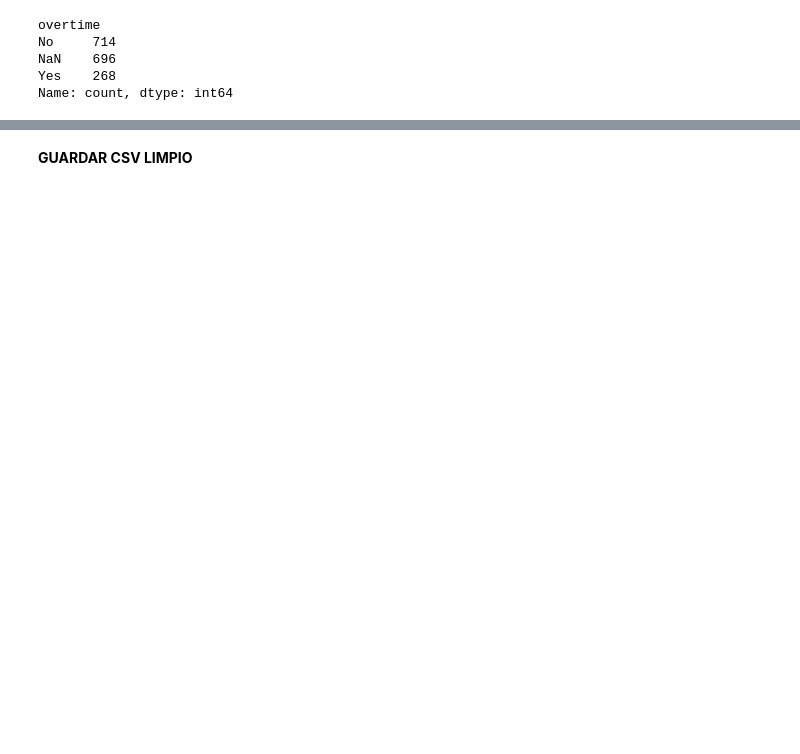
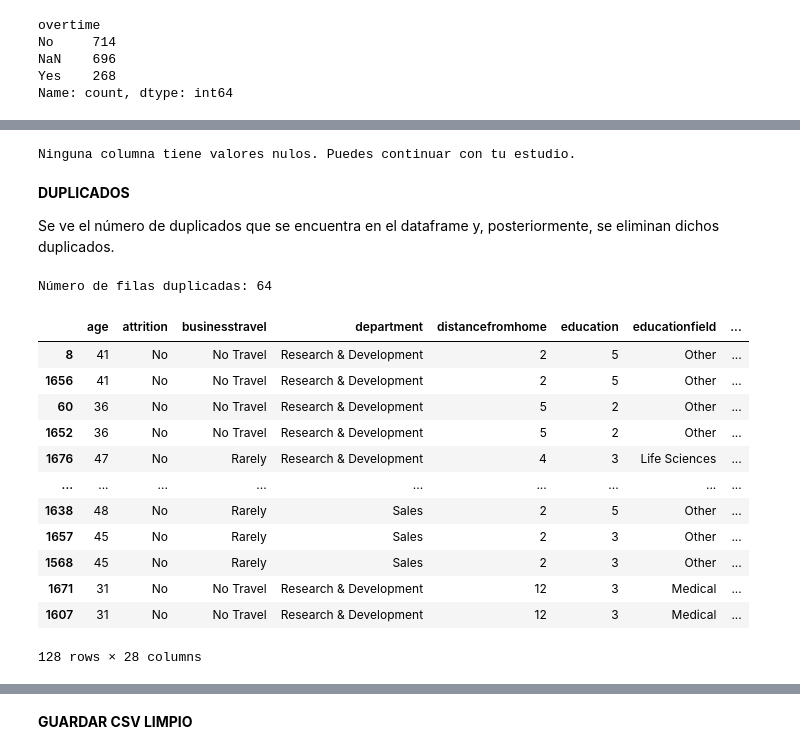
Before and after one commit to AnaROGA/project-da-promo-54-modulo-3-team-1, a Jupyter notebook: notebooks/Fase_1y2_EDA_y_Transformacion_Datos/EDA.ipynb, the cells around one changed output, grey strips where cells are left out. Cells and saved outputs as stored; diff of their text form; code cells hidden in the pictures; blank space fills up the shorter version.

```diff
--- a/notebooks/Fase_1y2_EDA_y_Transformacion_Datos/EDA.ipynb
+++ b/notebooks/Fase_1y2_EDA_y_Transformacion_Datos/EDA.ipynb
@@ -717,0 +712,2 @@ La mejor estrategia es reemplazarlas con la etiqueta "Unknown" (Desconocido). Es
+# %%
+df = EDA.imputar_na(df, 'educationfield', 'Other')
@@ -717,0 +733,8 @@ La mejor estrategia es reemplazarlas con la etiqueta "Unknown" (Desconocido). Es
+# %%
+# 1. Crear una máscara para identificar las filas donde 'salary' es nulo
+#    Esto es opcional pero ayuda a la claridad:
+mask_null_salary = df['salary'].isna()
+
+# 2. Calcular los salarios estimados solo para esas filas
+#    y rellenar los valores nulos en la columna 'salary'.
+df.loc[mask_null_salary, 'salary'] = df.loc[mask_null_salary, 'monthlyincome'] * 12
@@ -717,0 +752,3 @@ La mejor estrategia es reemplazarlas con la etiqueta "Unknown" (Desconocido). Es
+# %%
+# Una vez que usamos, elimnamos monthlyincome
+df = EDA.columnas_a_eliminar(df, 'monthlyincome')
@@ -717,0 +768,6 @@ La mejor estrategia es reemplazarlas con la etiqueta "Unknown" (Desconocido). Es
+# %%
+moda_performancerating = df['performancerating'].mode()[0]
+moda_worklifebalance = df['worklifebalance'].mode()[0]
+
+df = EDA.imputar_na(df, 'performancerating', moda_performancerating)
+df = EDA.imputar_na(df, 'worklifebalance', moda_worklifebalance)
@@ -717,0 +789,25 @@ La mejor estrategia es reemplazarlas con la etiqueta "Unknown" (Desconocido). Es
+# %%
+col_nulos = EDA.variables_nulas(df)
+# %% [output]
+Ninguna columna tiene valores nulos. Puedes continuar con tu estudio.
+# %% [markdown]
+**DUPLICADOS**
+
+Se ve el número de duplicados que se encuentra en el dataframe y, posteriormente, se eliminan dichos duplicados.
+# %%
+EDA.duplicados_ver(df, "employeenumber")
+# %% [output]
+Número de filas duplicadas: 64
+|  | age | attrition | businesstravel | department | distancefromhome | education | educationfield | ... |
+| 8 | 41 | No | No Travel | Research & Development | 2 | 5 | Other | ... |
+| 1656 | 41 | No | No Travel | Research & Development | 2 | 5 | Other | ... |
+| 60 | 36 | No | No Travel | Research & Development | 5 | 2 | Other | ... |
+| 1652 | 36 | No | No Travel | Research & Development | 5 | 2 | Other | ... |
+| 1676 | 47 | No | Rarely | Research & Development | 4 | 3 | Life Sciences | ... |
+| ... | ... | ... | ... | ... | ... | ... | ... | ... |
+| 1638 | 48 | No | Rarely | Sales | 2 | 5 | Other | ... |
+| 1657 | 45 | No | Rarely | Sales | 2 | 3 | Other | ... |
+| 1568 | 45 | No | Rarely | Sales | 2 | 3 | Other | ... |
+| 1671 | 31 | No | No Travel | Research & Development | 12 | 3 | Medical | ... |
+| 1607 | 31 | No | No Travel | Research & Development | 12 | 3 | Medical | ... |
+128 rows × 28 columns
```
Also changed, not shown: parts of 26 cells of this notebook, 3 other files.
